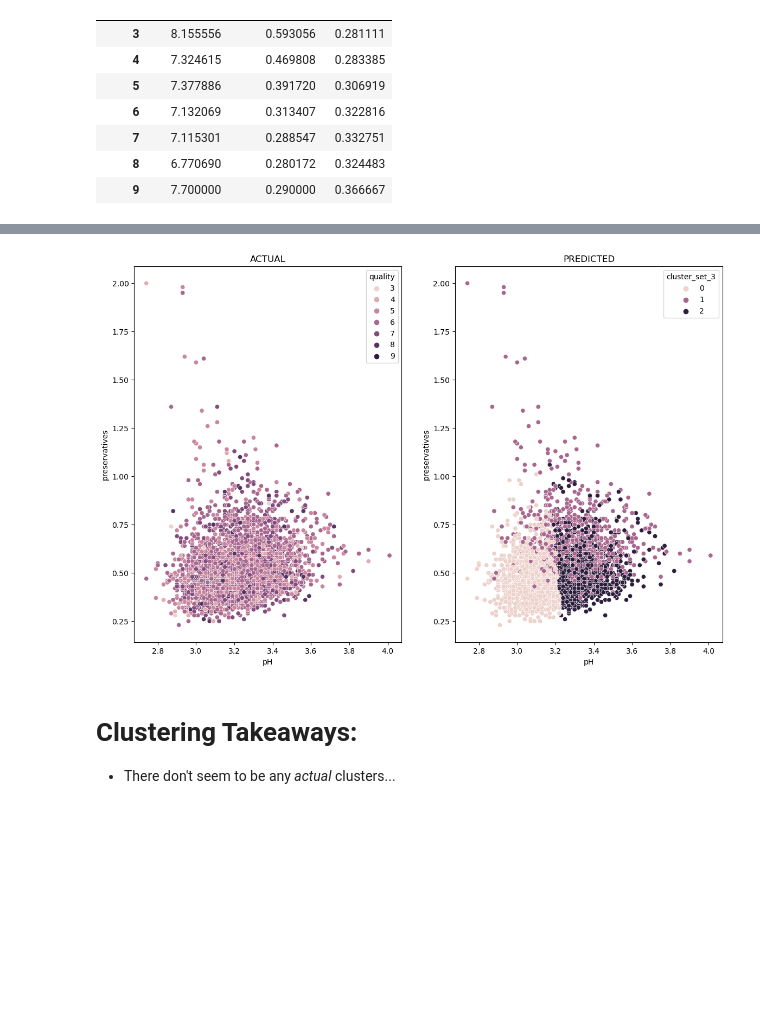
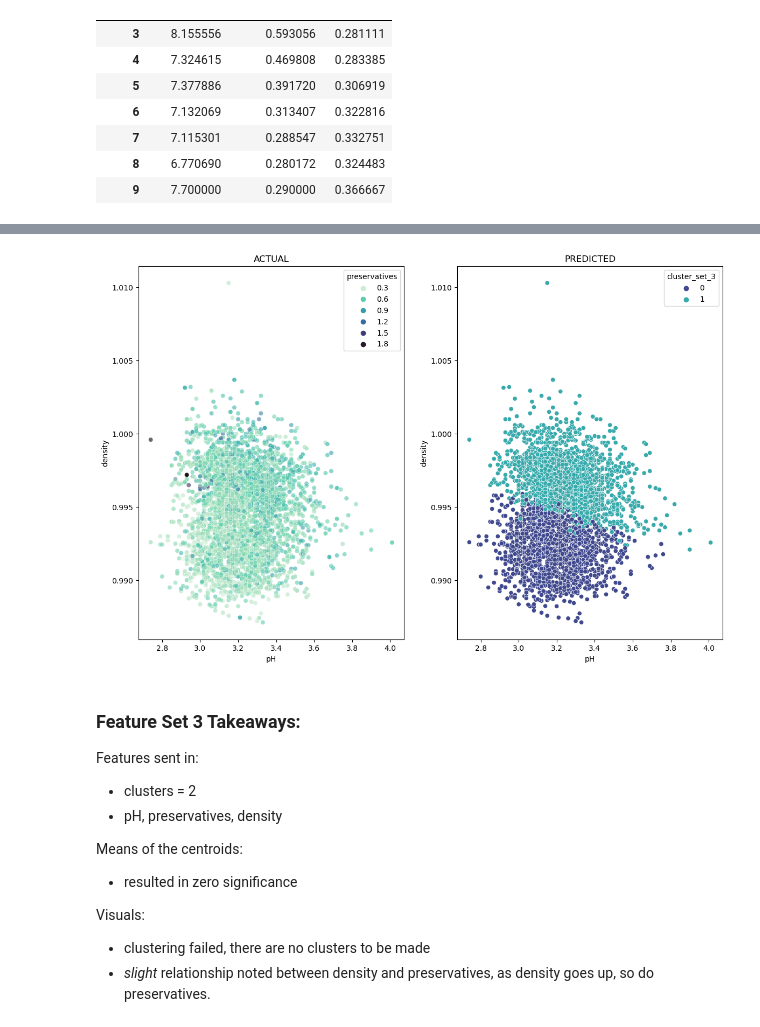
Before and after one commit to OKPTaylor/wine-quality-predictor, a Jupyter notebook: explore_ali.ipynb, the cells around one changed output, grey strips where cells are left out. Saved outputs shown, nothing was run; the diff lists cells and outputs as text; code cells hidden in the pictures; blank space fills up the shorter version.

Commit message:
updated files, clustering complete

```diff
--- a/explore_ali.ipynb
+++ b/explore_ali.ipynb
@@ -354,7 +389,7 @@ X_train_scaled.head()
 # make and fit the kmeans thing
 # make
 
-kmeans = KMeans(n_clusters=3, random_state=123)
+kmeans = KMeans(n_clusters=2, random_state=123)
 
 # fit on X
 kmeans.fit(X_train_scaled[['fixed_acidity', 'volatile_acidity','citric_acid']])
@@ -428,13 +473,13 @@ X_train_scaled.head()
 # make and fit the kmeans thing
 # make
 
-kmeans = KMeans(n_clusters=3, random_state=123)
+kmeans = KMeans(n_clusters=2, random_state=123)
 
 # fit on X
-kmeans.fit(X_train_scaled[['residual_sugar', 'alcohol','density']])
+kmeans.fit(X_train_scaled[['residual_sugar', 'alcohol','type_white']])
 
 # use on X
-pred_set_2 = kmeans.predict(X_train_scaled[['residual_sugar', 'alcohol','density']])
+pred_set_2 = kmeans.predict(X_train_scaled[['residual_sugar', 'alcohol','type_white']])
 # %%
 # add cluster prediction back onto X_train and X_train_scaled dataframe
 
@@ -502,13 +558,13 @@ X_train_scaled.head()
 # make and fit the kmeans thing
 # make
 
-kmeans = KMeans(n_clusters=3, random_state=123)
+kmeans = KMeans(n_clusters=2, random_state=123)
 
 # fit on X
-kmeans.fit(X_train_scaled[['pH', 'preservatives','type_white']])
+kmeans.fit(X_train_scaled[['pH', 'preservatives','density']])
 
 # use on X
-pred_set_3 = kmeans.predict(X_train_scaled[['pH', 'preservatives','type_white']])
+pred_set_3 = kmeans.predict(X_train_scaled[['pH', 'preservatives','density']])
 # %%
 # add cluster prediction back onto X_train and X_train_scaled dataframe
 
@@ -547,18 +606,27 @@ X_train.groupby('quality')['pH', 'preservatives','type_white'].mean()
 # %%
 # graphically
 plt.figure(figsize=(14, 9))
 
 plt.subplot(121)
-sns.scatterplot(data=train, x='pH', y='preservatives', hue='quality')
+sns.scatterplot(data=train, y='density', x='pH', hue='preservatives', palette='mako_r', alpha=.6)
 plt.title('ACTUAL')
 
 plt.subplot(122)
-sns.scatterplot(data=X_train, x='pH', y='preservatives', hue='cluster_set_3')
+sns.scatterplot(data=X_train, y='density', x='pH', hue='cluster_set_3', palette='mako')
 plt.title('PREDICTED')
 plt.show()
 # %% [output]
-[figure, old version]
+[figure, new version]
-# %% [markdown]
-# Clustering Takeaways:
-
-* There don't seem to be any *actual* clusters...
+# %% [markdown]
+### Feature Set 3 Takeaways:
+
+Features sent in:
+* clusters = 2
+* pH, preservatives, density
+
+Means of the centroids:
+* resulted in zero significance
+
+Visuals:
+* clustering failed, there are no clusters to be made
+* *slight* relationship noted between density and preservatives, as density goes up, so do preservatives.
```
Also changed, not shown: parts of 40 cells of this notebook, 1 other file.
